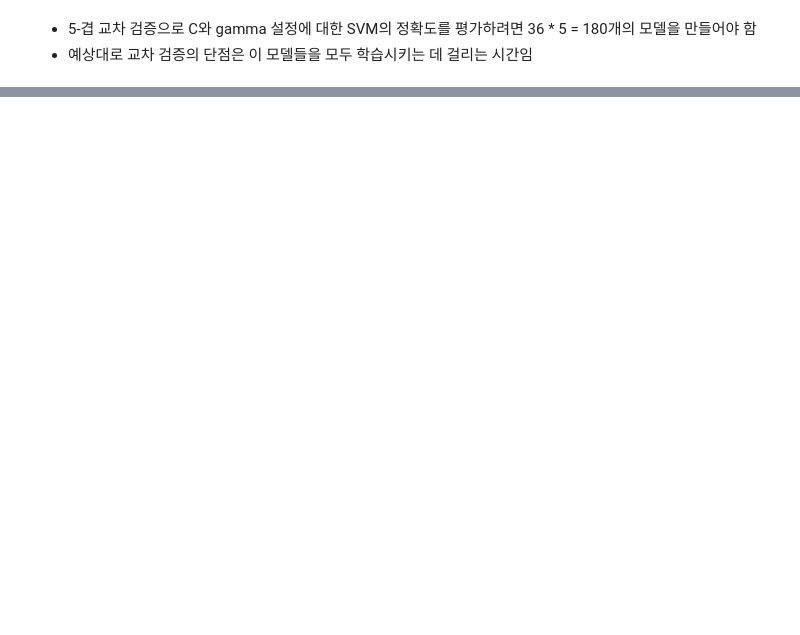
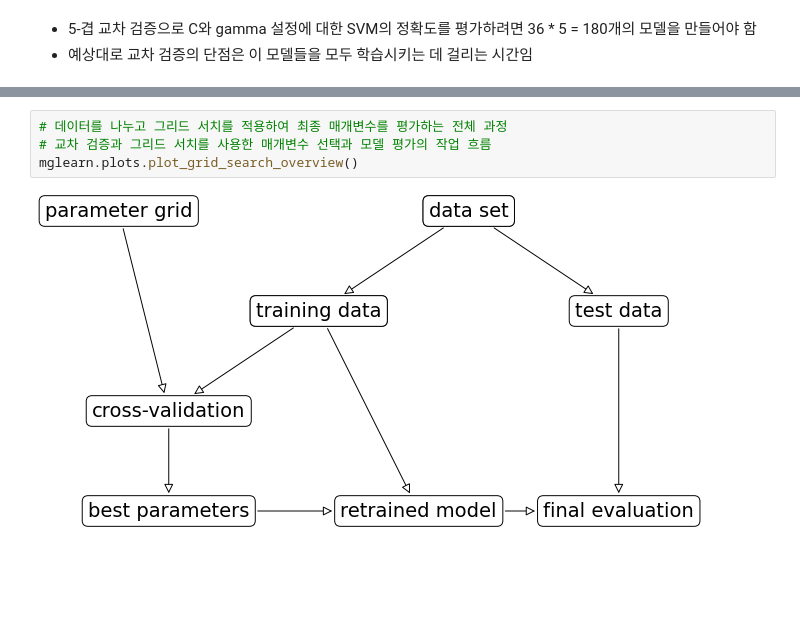
Before and after one commit to haribo09876/MachineLearning, a Jupyter notebook: 05. ModelEvaluationAndPerformanceImprovement/02. GridSearch.ipynb, the cells around one changed output, grey strips where cells are left out. Saved outputs shown, nothing was run; the diff lists cells and outputs as text; blank space fills up the shorter version.

```diff
--- a/05. ModelEvaluationAndPerformanceImprovement/02. GridSearch.ipynb
+++ b/05. ModelEvaluationAndPerformanceImprovement/02. GridSearch.ipynb
@@ -145,0 +159,6 @@ mglearn.plots.plot_cross_val_selection()
+# %%
+# 데이터를 나누고 그리드 서치를 적용하여 최종 매개변수를 평가하는 전체 과정
+# 교차 검증과 그리드 서치를 사용한 매개변수 선택과 모델 평가의 작업 흐름
+mglearn.plots.plot_grid_search_overview()
+# %% [output]
+[figure, added]
```
Also changed, not shown: parts of 45 cells of this notebook, 1 other file.
